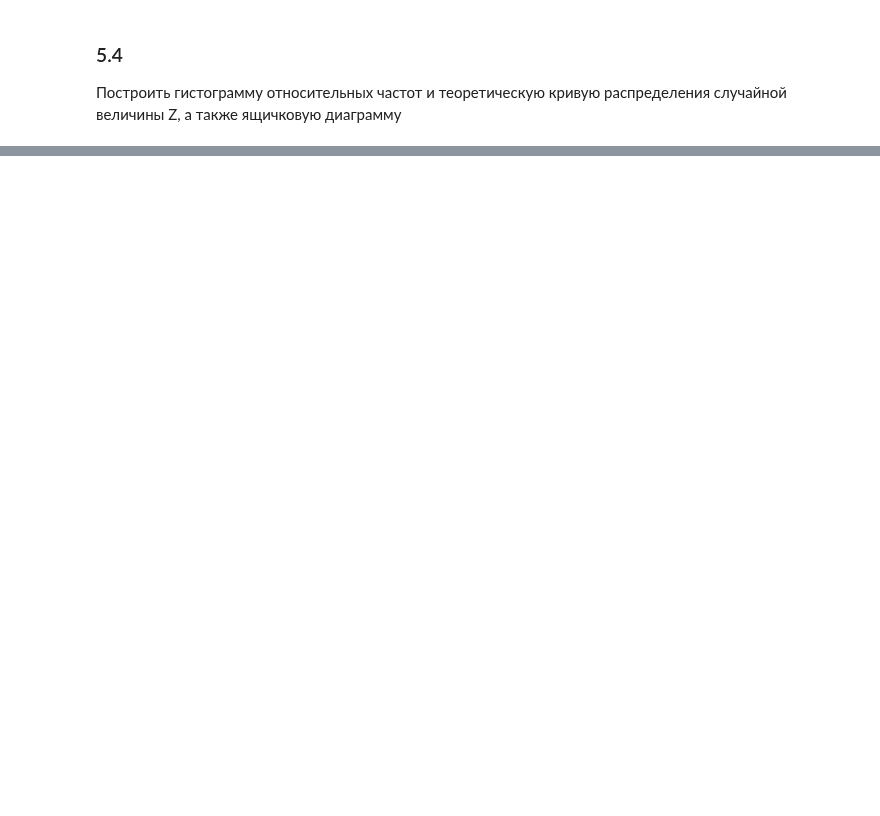
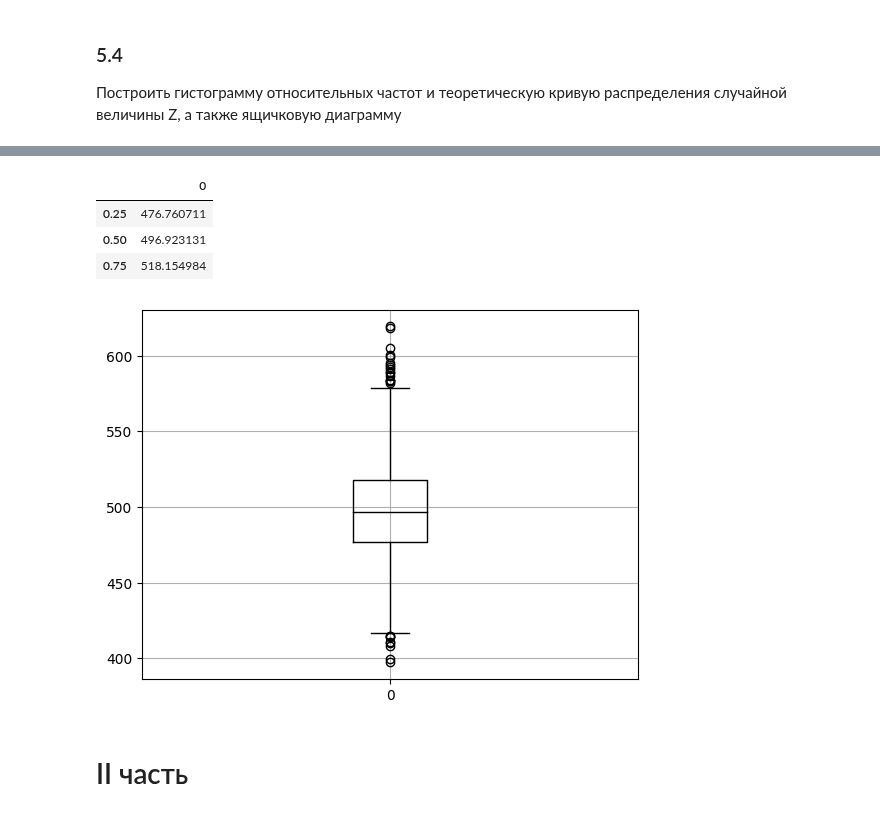
Before and after one commit to c0de1sl1fe/Probability, a Jupyter notebook: lab_2/lab_2.ipynb, the cells around one changed output, grey strips where cells are left out. Saved outputs shown, nothing was run; the diff lists cells and outputs as text; code cells hidden in the pictures; blank space fills up the shorter version.

```diff
--- a/lab_2/lab_2.ipynb
+++ b/lab_2/lab_2.ipynb
@@ -214,0 +251,12 @@ for i in range(M):
+# %%
+data = pd.DataFrame(sample_z)
+data.boxplot(color = "black")
+data.quantile([0.25, 0.5, 0.75])
+# %% [output]
+|  | 0 |
+| 0.25 | 476.760711 |
+| 0.50 | 496.923131 |
+| 0.75 | 518.154984 |
+[figure, added]
+# %% [markdown]
+# II часть
```
Also changed, not shown: parts of 13 cells of this notebook.
